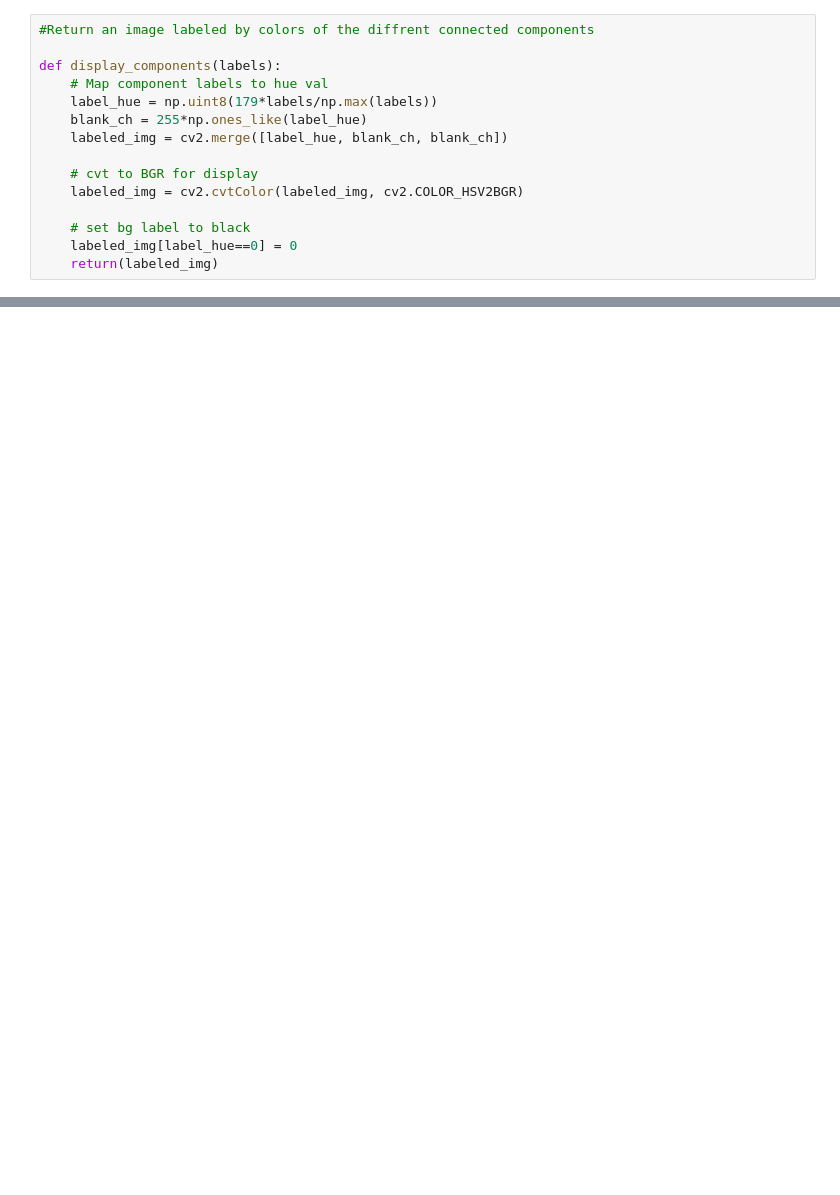
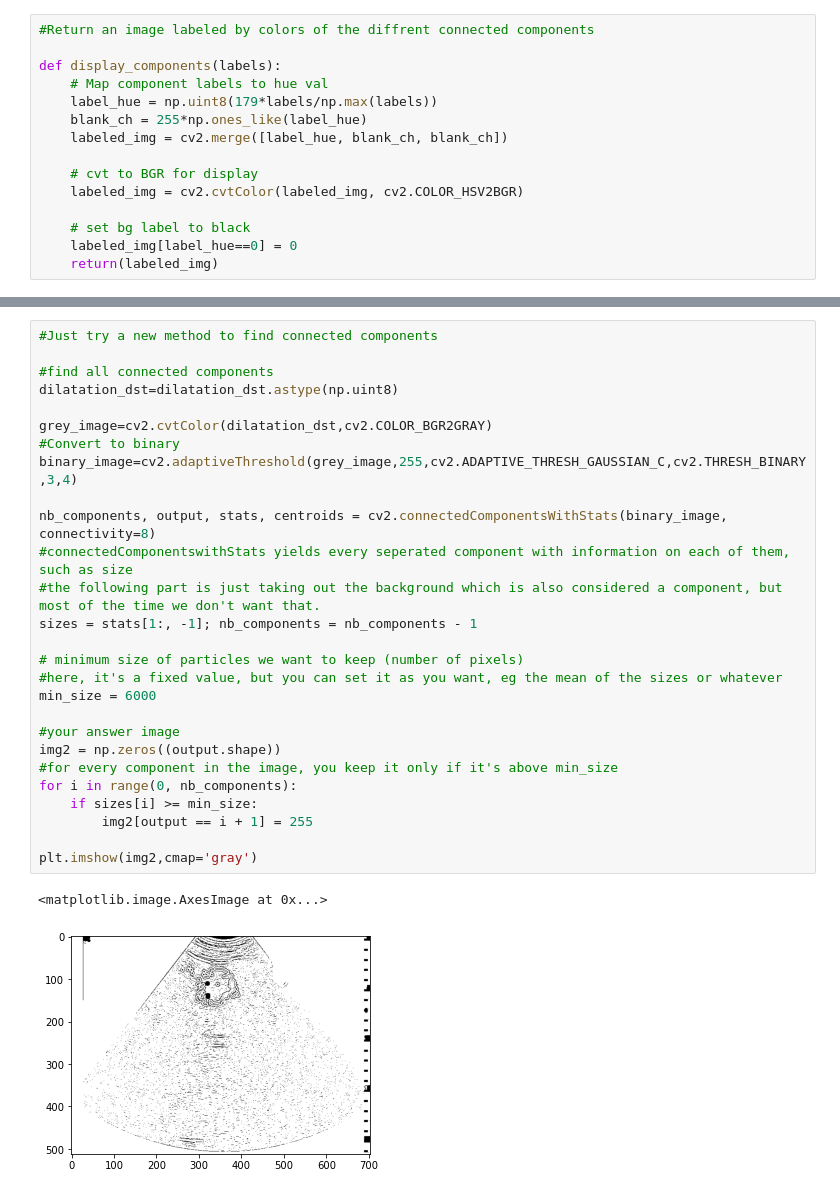
Before and after one commit to yousraBRK/Vesicule_Segmentation_with_ContourRegularisation, a Jupyter notebook: Code.ipynb, the cells around one changed output, grey strips where cells are left out. Cells and saved outputs as stored; diff of their text form; blank space fills up the shorter version.

```diff
--- a/Code.ipynb
+++ b/Code.ipynb
@@ -279,0 +226,30 @@ plt.show()
+# %%
+#Just try a new method to find connected components
+
+#find all connected components
+dilatation_dst=dilatation_dst.astype(np.uint8)
+
+grey_image=cv2.cvtColor(dilatation_dst,cv2.COLOR_BGR2GRAY)
+#Convert to binary
+binary_image=cv2.adaptiveThreshold(grey_image,255,cv2.ADAPTIVE_THRESH_GAUSSIAN_C,cv2.THRESH_BINARY,3,4)
+
+nb_components, output, stats, centroids = cv2.connectedComponentsWithStats(binary_image, connectivity=8)
+#connectedComponentswithStats yields every seperated component with information on each of them, such as size
+#the following part is just taking out the background which is also considered a component, but most of the time we don't want that.
+sizes = stats[1:, -1]; nb_components = nb_components - 1
+
+# minimum size of particles we want to keep (number of pixels)
+#here, it's a fixed value, but you can set it as you want, eg the mean of the sizes or whatever
+min_size = 6000
+
+#your answer image
+img2 = np.zeros((output.shape))
+#for every component in the image, you keep it only if it's above min_size
+for i in range(0, nb_components):
+    if sizes[i] >= min_size:
+        img2[output == i + 1] = 255
+
+plt.imshow(img2,cmap='gray')
+# %% [output]
+<matplotlib.image.AxesImage at 0x...>
+[figure, added]
```
Also changed, not shown: parts of 21 cells of this notebook.
